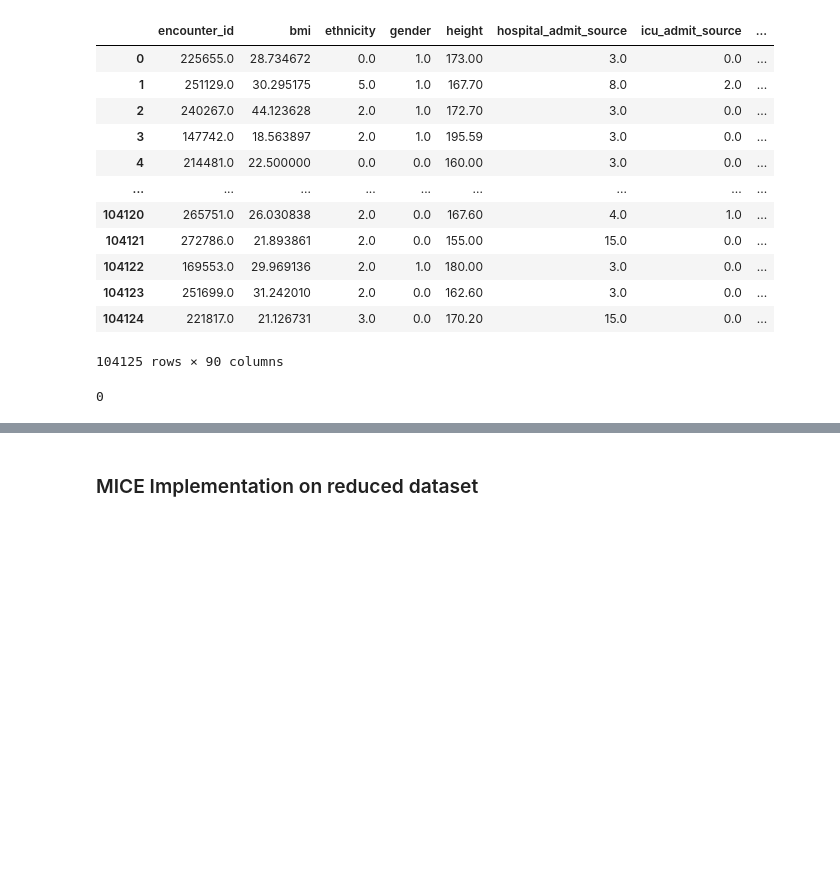
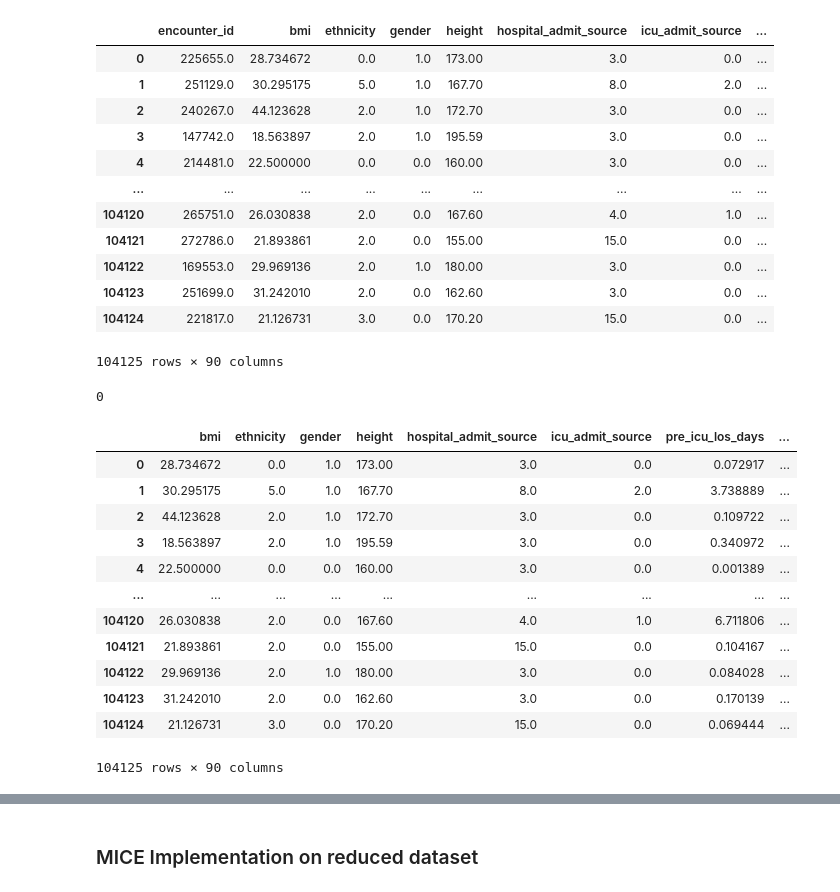
Before and after one commit to bvchand/Diabetes-detection-in-ICU-patients, a Jupyter notebook: diabetes_data_preprocessing.ipynb, the cells around one changed output, grey strips where cells are left out. Saved outputs shown, nothing was run; the diff lists cells and outputs as text; code cells hidden in the pictures; blank space fills up the shorter version.

```diff
--- a/diabetes_data_preprocessing.ipynb
+++ b/diabetes_data_preprocessing.ipynb
@@ -340,14 +346,28 @@ KNN_imputed_trainX_wo_age_df
 | 104123 | 251699.0 | 31.242010 | 2.0 | 0.0 | 162.60 | 3.0 | 0.0 | ... |
 | 104124 | 221817.0 | 21.126731 | 3.0 | 0.0 | 170.20 | 15.0 | 0.0 | ... |
 104125 rows × 90 columns
-# %%
-# add age back to df
-KNN_imputed_trainX = pd.concat([KNN_imputed_trainX_wo_age_df, train_X[['age']]], axis=1)
-
-#age has missing values so replace missing values with mean()
-KNN_imputed_trainX.loc[diabetes_train.age == 0, 'age'] = KNN_imputed_trainX.age.mean
-KNN_imputed_trainX["age"] = KNN_imputed_trainX["age"].fillna(KNN_imputed_trainX.age.mean)
-
-KNN_imputed_trainX['age'].isnull().values.sum()
-# %% [output]
-0
+# %%
+# add age back to df
+KNN_imputed_trainX = KNN_imputed_trainX_wo_age_df.copy(deep=True)
+KNN_imputed_trainX['age']= train_X['age'].values
+print(KNN_imputed_trainX['age'].isnull().sum())
+
+# drop encounter_id as it's not needed
+if('encounter_id' in KNN_imputed_trainX.columns):
+  KNN_imputed_trainX = KNN_imputed_trainX.drop(columns=['encounter_id'])
+KNN_imputed_trainX
+# %% [output]
+0
+|  | bmi | ethnicity | gender | height | hospital_admit_source | icu_admit_source | pre_icu_los_days | ... |
+| 0 | 28.734672 | 0.0 | 1.0 | 173.00 | 3.0 | 0.0 | 0.072917 | ... |
+| 1 | 30.295175 | 5.0 | 1.0 | 167.70 | 8.0 | 2.0 | 3.738889 | ... |
+| 2 | 44.123628 | 2.0 | 1.0 | 172.70 | 3.0 | 0.0 | 0.109722 | ... |
+| 3 | 18.563897 | 2.0 | 1.0 | 195.59 | 3.0 | 0.0 | 0.340972 | ... |
+| 4 | 22.500000 | 0.0 | 0.0 | 160.00 | 3.0 | 0.0 | 0.001389 | ... |
+| ... | ... | ... | ... | ... | ... | ... | ... | ... |
+| 104120 | 26.030838 | 2.0 | 0.0 | 167.60 | 4.0 | 1.0 | 6.711806 | ... |
+| 104121 | 21.893861 | 2.0 | 0.0 | 155.00 | 15.0 | 0.0 | 0.104167 | ... |
+| 104122 | 29.969136 | 2.0 | 1.0 | 180.00 | 3.0 | 0.0 | 0.084028 | ... |
+| 104123 | 31.242010 | 2.0 | 0.0 | 162.60 | 3.0 | 0.0 | 0.170139 | ... |
+| 104124 | 21.126731 | 3.0 | 0.0 | 170.20 | 15.0 | 0.0 | 0.069444 | ... |
+104125 rows × 90 columns
```
Also changed, not shown: parts of 8 cells of this notebook.
